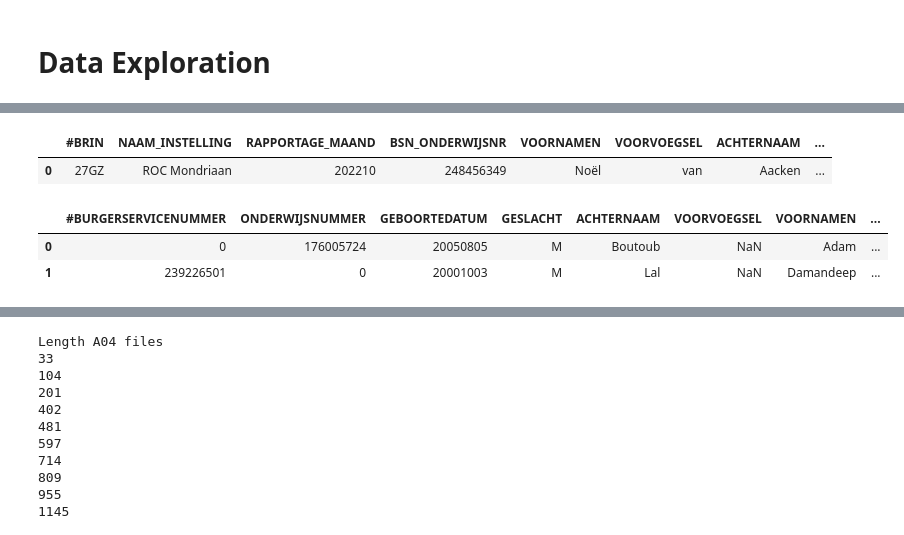
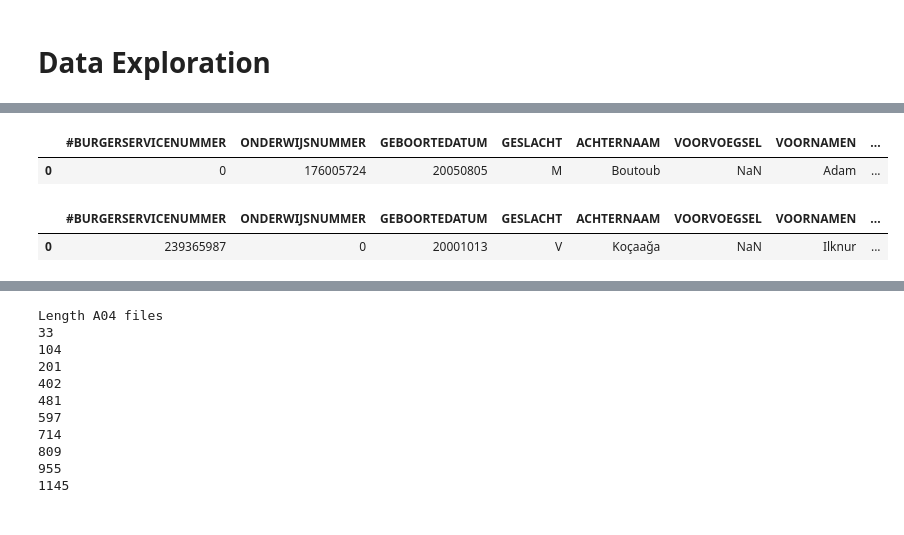
Before and after one commit to MondriaanBI/synth_data_duo_vsv, a Jupyter notebook: synth_ceda.ipynb, the cells around one changed output, grey strips where cells are left out. Cells and saved outputs as stored; diff of their text form; code cells hidden in the pictures.

```diff
--- a/synth_ceda.ipynb
+++ b/synth_ceda.ipynb
@@ -92,11 +102,10 @@ a14_11_23.head(1)
 # %%
-a05_11_22.head(1)
+display(nrsp_23_v.head(1))
 # %% [output]
-|  | #BRIN | NAAM_INSTELLING | RAPPORTAGE_MAAND | BSN_ONDERWIJSNR | VOORNAMEN | VOORVOEGSEL | ACHTERNAAM | ... |
-| 0 | 27GZ | ROC Mondriaan | 202210 | 248456349 | Noël | van | Aacken | ... |
+|  | #BURGERSERVICENUMMER | ONDERWIJSNUMMER | GEBOORTEDATUM | GESLACHT | ACHTERNAAM | VOORVOEGSEL | VOORNAMEN | ... |
+| 0 | 0 | 176005724 | 20050805 | M | Boutoub | NaN | Adam | ... |
 # %%
-nrsp_23_v.head(1)
+display(nenr_23_v.head(1))
 # %% [output]
 |  | #BURGERSERVICENUMMER | ONDERWIJSNUMMER | GEBOORTEDATUM | GESLACHT | ACHTERNAAM | VOORVOEGSEL | VOORNAMEN | ... |
-| 0 | 0 | 176005724 | 20050805 | M | Boutoub | NaN | Adam | ... |
-| 1 | 239226501 | 0 | 20001003 | M | Lal | NaN | Damandeep | ... |
+| 0 | 239365987 | 0 | 20001013 | V | Koçaağa | NaN | Ilknur | ... |
```
Also changed, not shown: parts of 12 cells of this notebook.
